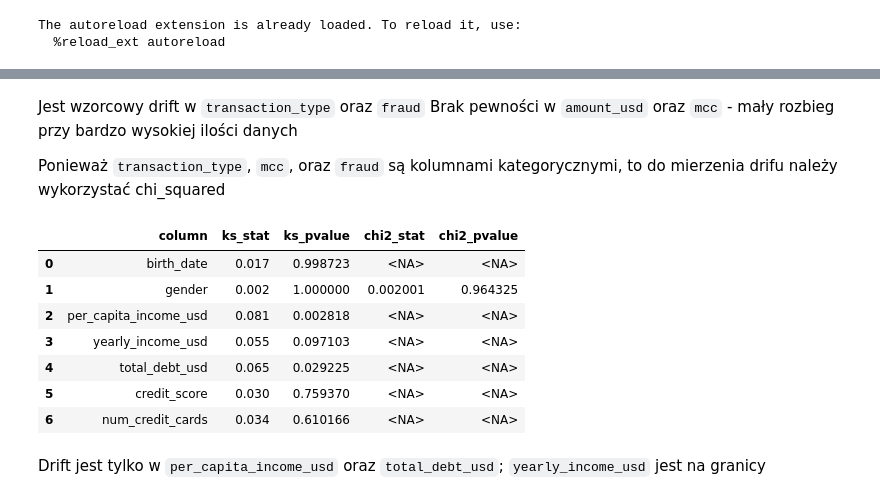
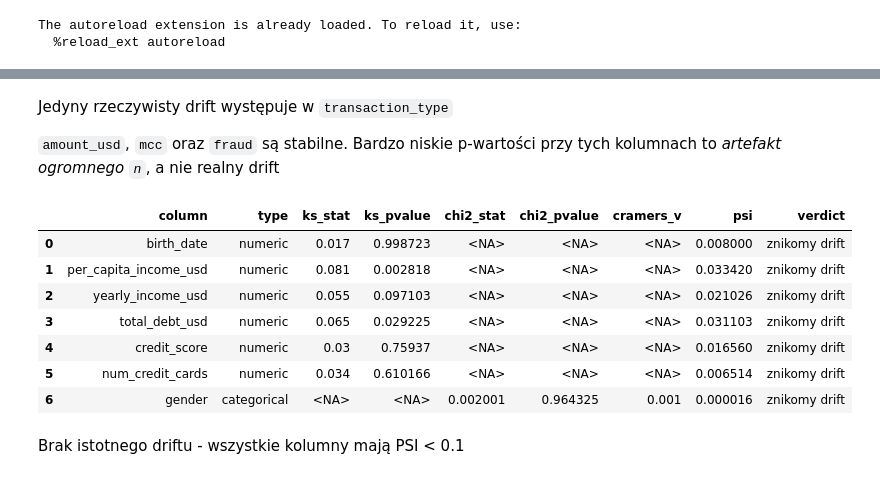
Before and after one commit to rrubaszek/TransactionDatasetAnalysis, a Jupyter notebook: notebooks/05-drift.ipynb, the cells around one changed output, grey strips where cells are left out. Drawn from its saved outputs; the diff is of its cells as text; code cells hidden in the pictures.

Commit message:
feat: presentation plot annotation and correct stat analysis

```diff
--- a/notebooks/05-drift.ipynb
+++ b/notebooks/05-drift.ipynb
@@ -5,24 +5,21 @@
 The autoreload extension is already loaded. To reload it, use:
   %reload_ext autoreload
 # %%
-import pandas as pd
-from scipy import stats
-
 from transaction_analysis.data.loader import load_all_transactions, load_users
+from transaction_analysis.stats.drift import drift_report
 
 transactions = load_all_transactions()
 users = load_users()
 
-columns_transaction = ["amount_usd", "transaction_type", "mcc", "fraud"]
-columns_users = [
+numeric_transaction = ["amount_usd"]
+categorical_transaction = ["transaction_type", "mcc", "fraud"]
+
+numeric_users = [
     "birth_date",
-    "gender",
     "per_capita_income_usd",
     "yearly_income_usd",
     "total_debt_usd",
     "credit_score",
     "num_credit_cards",
 ]
-
-categorical_transaction = ["transaction_type", "mcc", "fraud"]
 categorical_users = ["gender"]
@@ -92,18 +86,22 @@ columns_drift(transactions_old, transactions_new, columns_transaction, categoric
 # %% [markdown]
-Jest wzorcowy drift w `transaction_type` oraz `fraud`
-Brak pewności w `amount_usd` oraz `mcc` - mały rozbieg przy bardzo wysokiej ilości danych
+Jedyny rzeczywisty drift występuje w `transaction_type`
 
-Ponieważ `transaction_type`, `mcc`, oraz `fraud` są kolumnami kategorycznymi, to do mierzenia drifu należy wykorzystać chi_squared
+`amount_usd`, `mcc` oraz `fraud` są stabilne. Bardzo niskie p-wartości przy tych kolumnach to *artefakt ogromnego `n`*, a nie realny drift
 # %%
-columns_drift(users_old, users_new, columns_users, categorical_users)
+drift_report(
+    users_old,
+    users_new,
+    numeric_cols=numeric_users,
+    categorical_cols=categorical_users,
+)
 # %% [output]
-|  | column | ks_stat | ks_pvalue | chi2_stat | chi2_pvalue |
-| 0 | birth_date | 0.017 | 0.998723 | <NA> | <NA> |
-| 1 | gender | 0.002 | 1.000000 | 0.002001 | 0.964325 |
-| 2 | per_capita_income_usd | 0.081 | 0.002818 | <NA> | <NA> |
-| 3 | yearly_income_usd | 0.055 | 0.097103 | <NA> | <NA> |
-| 4 | total_debt_usd | 0.065 | 0.029225 | <NA> | <NA> |
-| 5 | credit_score | 0.030 | 0.759370 | <NA> | <NA> |
-| 6 | num_credit_cards | 0.034 | 0.610166 | <NA> | <NA> |
+|  | column | type | ks_stat | ks_pvalue | chi2_stat | chi2_pvalue | cramers_v | psi | verdict |
+| 0 | birth_date | numeric | 0.017 | 0.998723 | <NA> | <NA> | <NA> | 0.008000 | znikomy drift |
+| 1 | per_capita_income_usd | numeric | 0.081 | 0.002818 | <NA> | <NA> | <NA> | 0.033420 | znikomy drift |
+| 2 | yearly_income_usd | numeric | 0.055 | 0.097103 | <NA> | <NA> | <NA> | 0.021026 | znikomy drift |
+| 3 | total_debt_usd | numeric | 0.065 | 0.029225 | <NA> | <NA> | <NA> | 0.031103 | znikomy drift |
+| 4 | credit_score | numeric | 0.03 | 0.75937 | <NA> | <NA> | <NA> | 0.016560 | znikomy drift |
+| 5 | num_credit_cards | numeric | 0.034 | 0.610166 | <NA> | <NA> | <NA> | 0.006514 | znikomy drift |
+| 6 | gender | categorical | <NA> | <NA> | 0.002001 | 0.964325 | 0.001 | 0.000016 | znikomy drift |
 # %% [markdown]
-Drift jest tylko w `per_capita_income_usd` oraz `total_debt_usd`; `yearly_income_usd` jest na granicy
+Brak istotnego driftu - wszystkie kolumny mają PSI < 0.1
```
Also changed, not shown: parts of 2 cells of this notebook, 3 other files.
